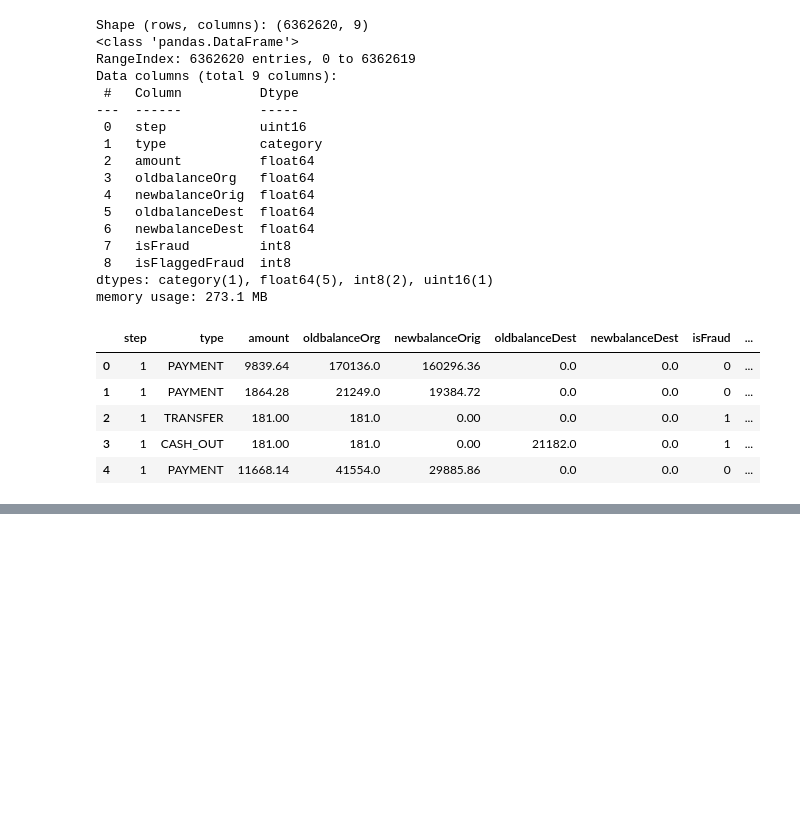
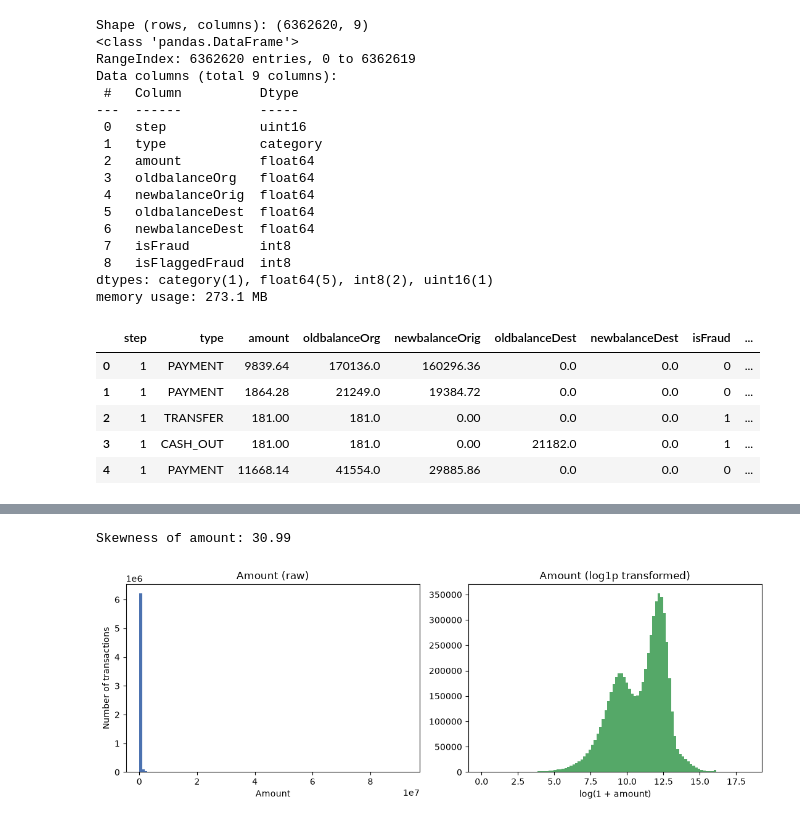
Before and after one commit to Paawan-S/FraudShield, a Jupyter notebook: notebooks/01_eda_paysim.ipynb, the cells around one changed output, grey strips where cells are left out. Cells and saved outputs as stored; diff of their text form; code cells hidden in the pictures; blank space fills up the shorter version.

```diff
--- a/notebooks/01_eda_paysim.ipynb
+++ b/notebooks/01_eda_paysim.ipynb
@@ -79,0 +174,20 @@ df.tail()
+# %%
+print("Skewness of amount:", round(df["amount"].skew(), 2))
+
+fig, axes = plt.subplots(1, 2, figsize=(11, 4))
+
+axes[0].hist(df["amount"], bins=100, color="#4C72B0")
+axes[0].set_title("Amount (raw)")
+axes[0].set_xlabel("Amount")
+axes[0].set_ylabel("Number of transactions")
+
+axes[1].hist(np.log1p(df["amount"]), bins=100, color="#55A868")
+axes[1].set_title("Amount (log1p transformed)")
+axes[1].set_xlabel("log(1 + amount)")
+
+plt.tight_layout()
+plt.savefig("../reports/figures/02_amount_distribution.png", dpi=150)
+plt.show()
+# %% [output]
+Skewness of amount: 30.99
+[figure, added]
```
Also changed, not shown: parts of 10 cells of this notebook.
